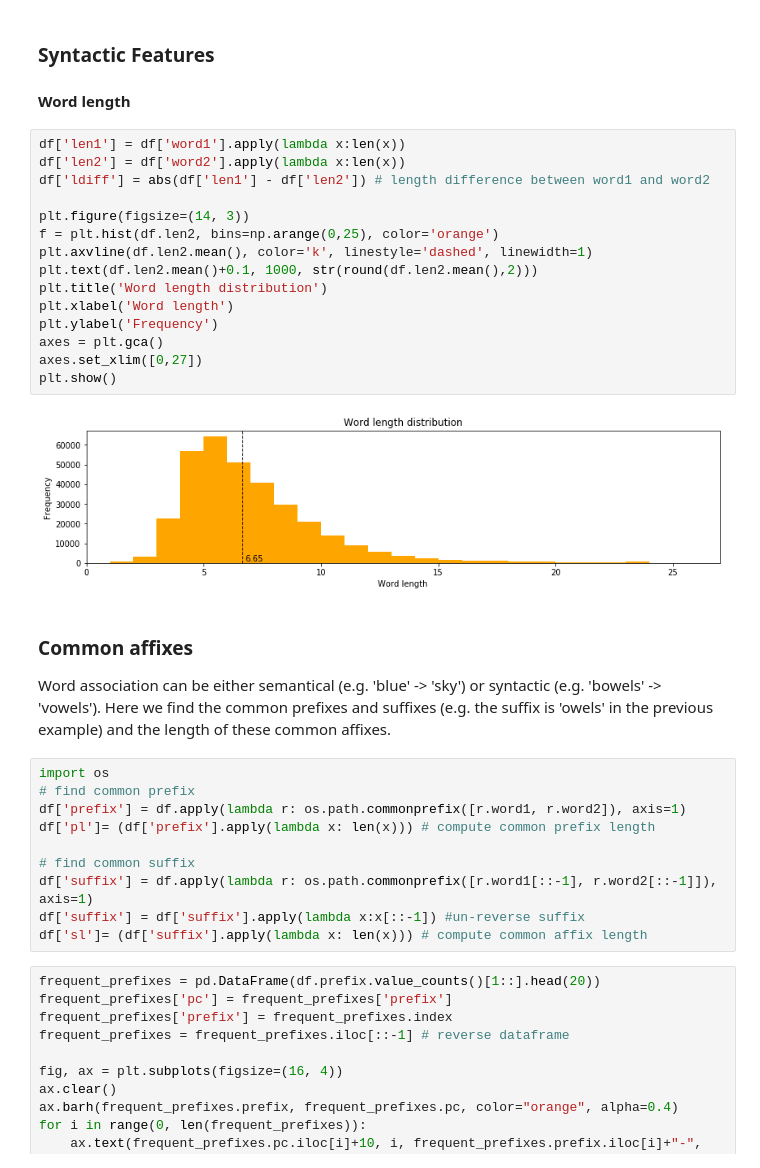
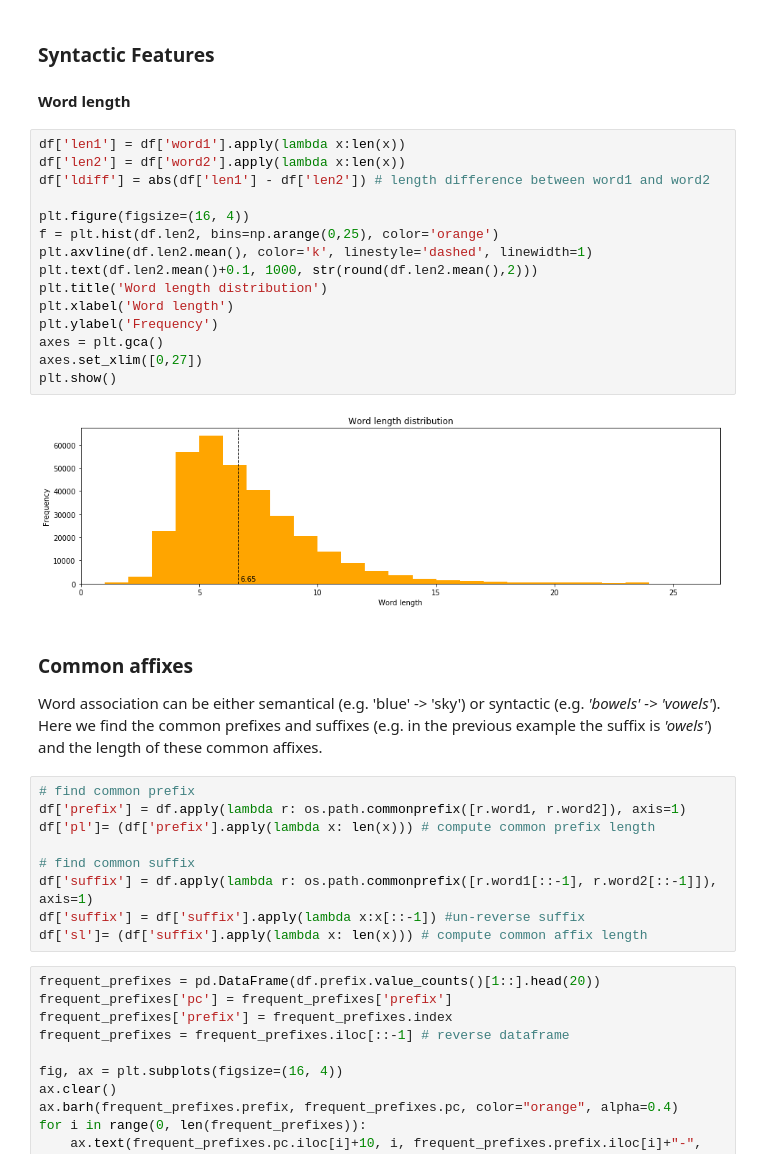
Before and after one commit to louweal/wordgame, a Jupyter notebook: notebooks/Word Association Analysis.ipynb, the cells around one changed output. Cells and saved outputs as stored; diff of their text form.

```diff
--- a/notebooks/Word Association Analysis.ipynb
+++ b/notebooks/Word Association Analysis.ipynb
@@ -255,25 +254,24 @@ plt.show()
 # %%
 df['len1'] = df['word1'].apply(lambda x:len(x))
 df['len2'] = df['word2'].apply(lambda x:len(x))
 df['ldiff'] = abs(df['len1'] - df['len2']) # length difference between word1 and word2
 
-plt.figure(figsize=(14, 3))
+plt.figure(figsize=(16, 4))
 f = plt.hist(df.len2, bins=np.arange(0,25), color='orange')
 plt.axvline(df.len2.mean(), color='k', linestyle='dashed', linewidth=1)
 plt.text(df.len2.mean()+0.1, 1000, str(round(df.len2.mean(),2)))
 plt.title('Word length distribution')
 plt.xlabel('Word length')
 plt.ylabel('Frequency')
 axes = plt.gca()
 axes.set_xlim([0,27])
 plt.show()
 # %% [output]
-[figure, old version]
+[figure, new version]
 # %% [markdown]
 ### Common affixes
-Word association can be either semantical (e.g. 'blue' -> 'sky') or syntactic (e.g. 'bowels' -> 'vowels'). Here we find the common prefixes and suffixes (e.g. the suffix is 'owels' in the previous example) and the length of these common affixes.
+Word association can be either semantical (e.g. 'blue' -> 'sky') or syntactic (e.g. *'bowels' -> 'vowels'*). Here we find the common prefixes and suffixes (e.g. in the previous example the suffix is *'owels'*) and the length of these common affixes.
 # %%
-import os
 # find common prefix
 df['prefix'] = df.apply(lambda r: os.path.commonprefix([r.word1, r.word2]), axis=1)
 df['pl']= (df['prefix'].apply(lambda x: len(x))) # compute common prefix length
```
Also changed, not shown: parts of 36 cells of this notebook.
